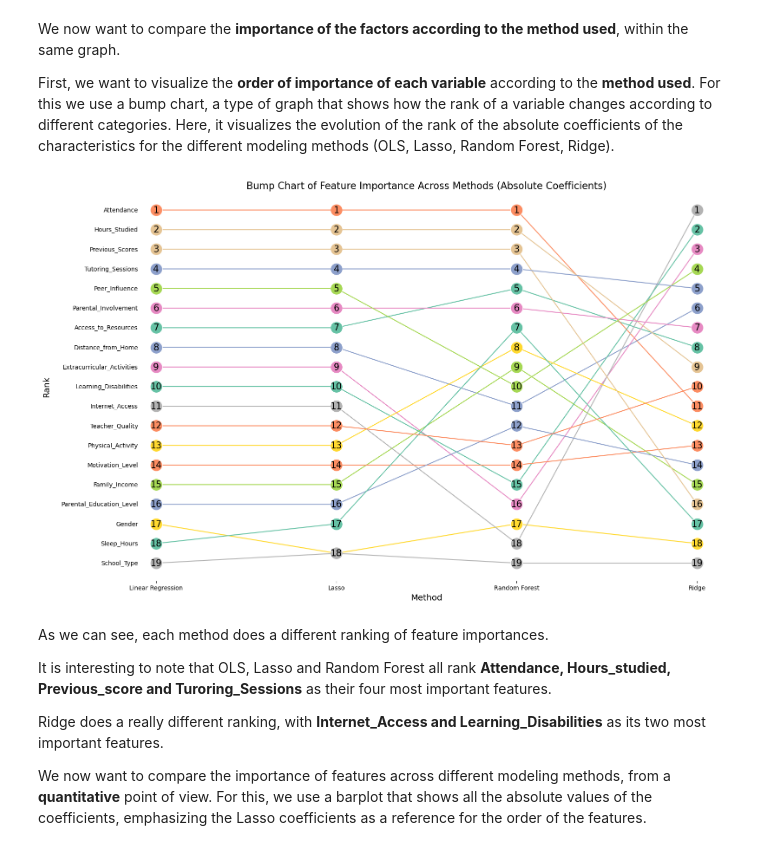
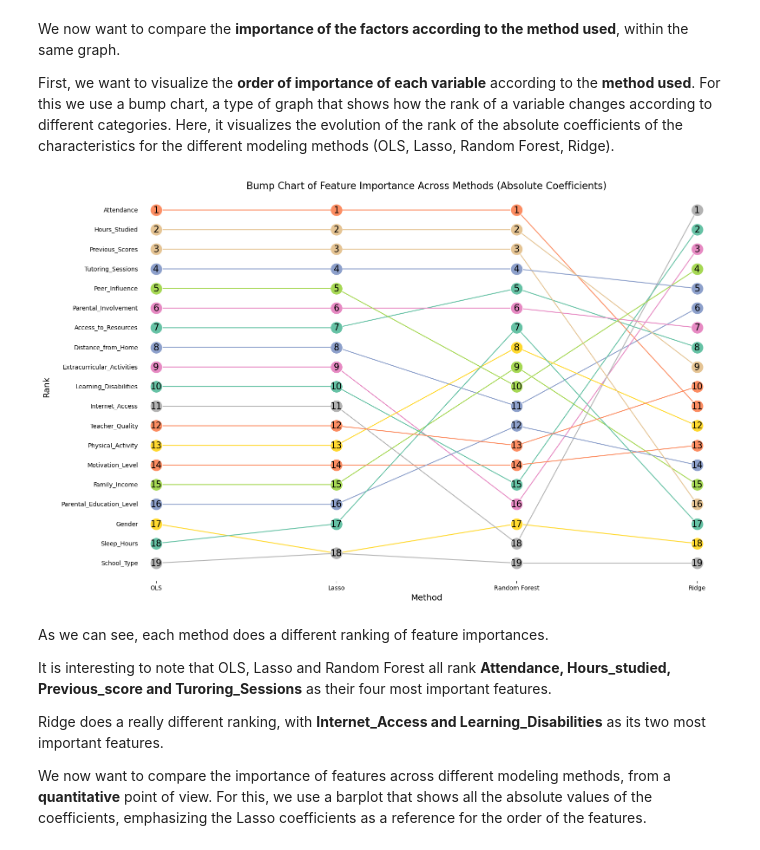
Before and after one commit to Louise726/DS-ML, a Jupyter notebook: Using data analysis to predict Student Success at school.ipynb, the cells around one changed output. Saved outputs shown, nothing was run; the diff lists cells and outputs as text; code cells hidden in the pictures.

```diff
--- a/Using data analysis to predict Student Success at school.ipynb
+++ b/Using data analysis to predict Student Success at school.ipynb
@@ -840,7 +841,7 @@ lasso_coeff = pd.DataFrame({'Feature': X_lasso.columns, 'Coefficient': lasso.coe
 rf_importances = pd.DataFrame({'Feature': X_rf.columns, 'Coefficient': best_rf.feature_importances_})
 
 # Add the "Method" column
-linear_coeff['Method'] = 'Linear Regression'
+linear_coeff['Method'] = 'OLS'
 ridge_coeff['Method'] = 'Ridge'
 lasso_coeff['Method'] = 'Lasso'
 rf_importances['Method'] = 'Random Forest'
@@ -866,7 +867,7 @@ absolute_combined_df['Coefficient'] = absolute_combined_df['Coefficient'].abs()
 absolute_combined_df['Rank'] = absolute_combined_df.groupby('Method')['Coefficient'].rank(ascending=False)
 
 # Filter the methods in the order: OLS, Lasso, Ridge, Random Forest
-method_order = ['Linear Regression', 'Lasso', 'Random Forest', 'Ridge']
+method_order = ['OLS', 'Lasso', 'Random Forest', 'Ridge']
 absolute_combined_df['Method'] = pd.Categorical(absolute_combined_df['Method'], categories=method_order, ordered=True)
 
 # Pivot to align features with methods
@@ -897,34 +898,34 @@ features_at_start = pivot_df[pivot_df['Method'] == method_order[0]]
 for _, row in features_at_start.iterrows():
     plt.text(
         x=-0.1,
         y=row['Rank'],
         s=row['Feature'],
         ha='right', va='center', fontsize=10, color='black'
     )
 
 # Customization of the graphic
 plt.gca().invert_yaxis()
 plt.title('Bump Chart of Feature Importance Across Methods (Absolute Coefficients)', fontsize=16)
 plt.xlabel('Method', fontsize=14)
 plt.ylabel('Rank', fontsize=14, labelpad=130)
 
 # Modify the position of the y-axis label
 plt.ylabel('Rank', fontsize=14, labelpad=130)
 
 # Remove numbers from the y-axis scale
 plt.gca().set_yticks([])
 
 # Remove the frame around the chart
 plt.gca().spines['top'].set_visible(False)
 plt.gca().spines['right'].set_visible(False)
 plt.gca().spines['left'].set_visible(False)
 plt.gca().spines['bottom'].set_visible(False)
 
 # Adjust spacing
 plt.tight_layout()
 plt.show()
 # %% [output]
-[figure, old version]
+[figure, new version]
 # %% [markdown]
 As we can see, each method does a different ranking of feature importances.
 
```
Also changed, not shown: parts of 7 cells of this notebook, 1 other file.
